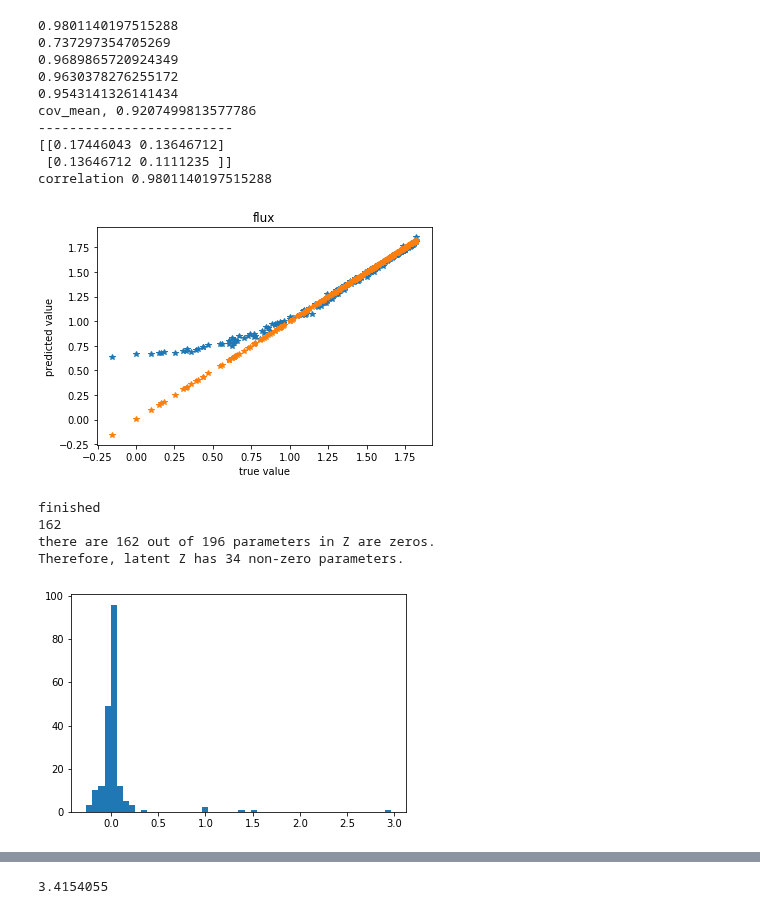
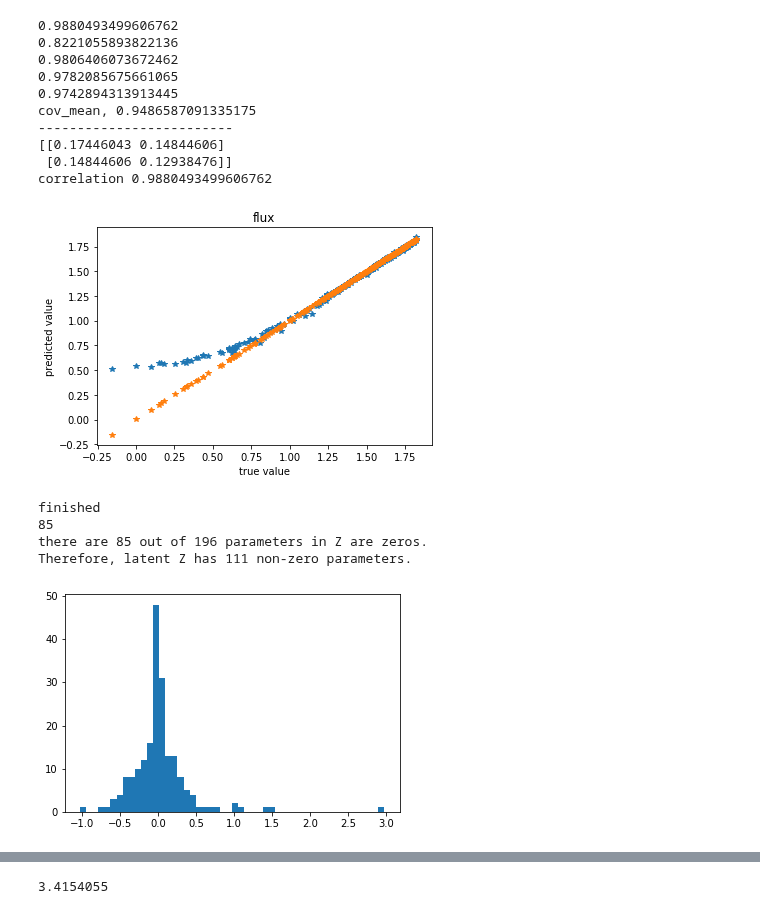
Before and after one commit to JunYinDM/GalaxyGenerativeModel, a Jupyter notebook: label/res_rec.ipynb, the cells around one changed output, grey strips where cells are left out. Saved outputs shown, nothing was run; the diff lists cells and outputs as text; code cells hidden in the pictures.

```diff
--- a/label/res_rec.ipynb
+++ b/label/res_rec.ipynb
@@ -52,14 +52,14 @@ test_dataset = testlabelDataset_reduced()
 test_dataloader= DataLoader(dataset=test_dataset, batch_size=300,shuffle=False,drop_last=True)
 criterion_none = nn.L1Loss(reduction='none')
 # %%
-num=11660
+num=8500
 #batch_size = 64
 #learning_rate = 1e-4
 #weight=5e4
 
 model = autoencoder_1015().cuda()   ###### AE model
 #model.load_state_dict(torch.load('gal_img1001/rec002_nonum_{}.pth'.format(num)))
-model.load_state_dict(torch.load('gal_img1001/rec200_3_2_{}.pth'.format(num)))
+model.load_state_dict(torch.load('gal_img1001/rec200_22_3_{}.pth'.format(num)))
 model.eval()
 
 num_examples = 0.0
@@ -84,43 +84,43 @@ res_out=test_output.data.cpu().numpy()
 label_in=test_label.data.cpu().numpy()
 label_out=test_z[:,:5].data.cpu().numpy()
 
 
 cov_sum=0
 for i in range(5):
     cov=np.cov(np.stack((label_in[:,i], label_out[:,i]), axis=0))
 
     print(cov[0,1]/np.sqrt(cov[0][0] * cov[1][1]))
     cov_sum=cov_sum+cov[0,1]/np.sqrt(cov[0][0] * cov[1][1])
 print("cov_mean,",cov_sum/5 )
 
 
 
 flux = (10**label_in[:,0]) * 1.5e6
 
 
 print("-------------------------")
 
 i=0
 plt.plot(label_in[:,i],label_out[:,i],"*")
 plt.plot(label_in[:,i],label_in[:,i],"*")
 plt.xlabel("true value")
 plt.ylabel("predicted value")
 plt.title("flux")
 cov=np.cov(np.stack((label_in[:,i], label_out[:,i]), axis=0))
 print( np.cov(np.stack((label_in[:,i], label_out[:,i]), axis=0)))
 print("correlation",cov[0,1]/np.sqrt(cov[0][0] * cov[1][1]))
 # %% [output]
-0.9801140197515288
-0.737297354705269
-0.9689865720924349
-0.9630378276255172
-0.9543141326141434
-cov_mean, 0.9207499813577786
+0.9880493499606762
+0.8221055893822136
+0.9806406073672462
+0.9782085675661065
+0.9742894313913445
+cov_mean, 0.9486587091335175
 -------------------------
-[[0.17446043 0.13646712]
- [0.13646712 0.1111235 ]]
-correlation 0.9801140197515288
+[[0.17446043 0.14844606]
+ [0.14844606 0.12938476]]
+correlation 0.9880493499606762
-[figure, old version]
+[figure, new version]
 # %%
 
 dt_test = test_z.data.cpu().numpy().reshape([300,-1])
@@ -138,7 +138,7 @@ print("there are",zeros,"out of 196 parameters in Z are zeros. ")
 print("Therefore, latent Z has", 14*14-zeros,"non-zero parameters.")
 # %% [output]
 finished
-162
-there are 162 out of 196 parameters in Z are zeros.
-Therefore, latent Z has 34 non-zero parameters.
+85
+there are 85 out of 196 parameters in Z are zeros.
+Therefore, latent Z has 111 non-zero parameters.
-[figure, old version]
+[figure, new version]
```
Also changed, not shown: parts of 24 cells of this notebook.
